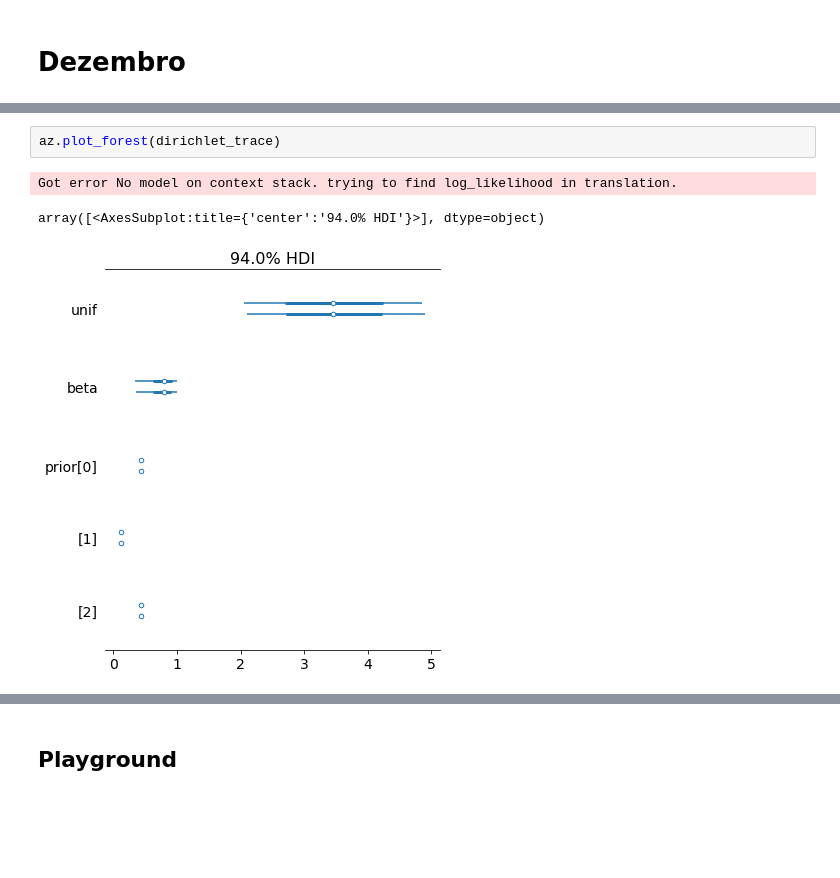
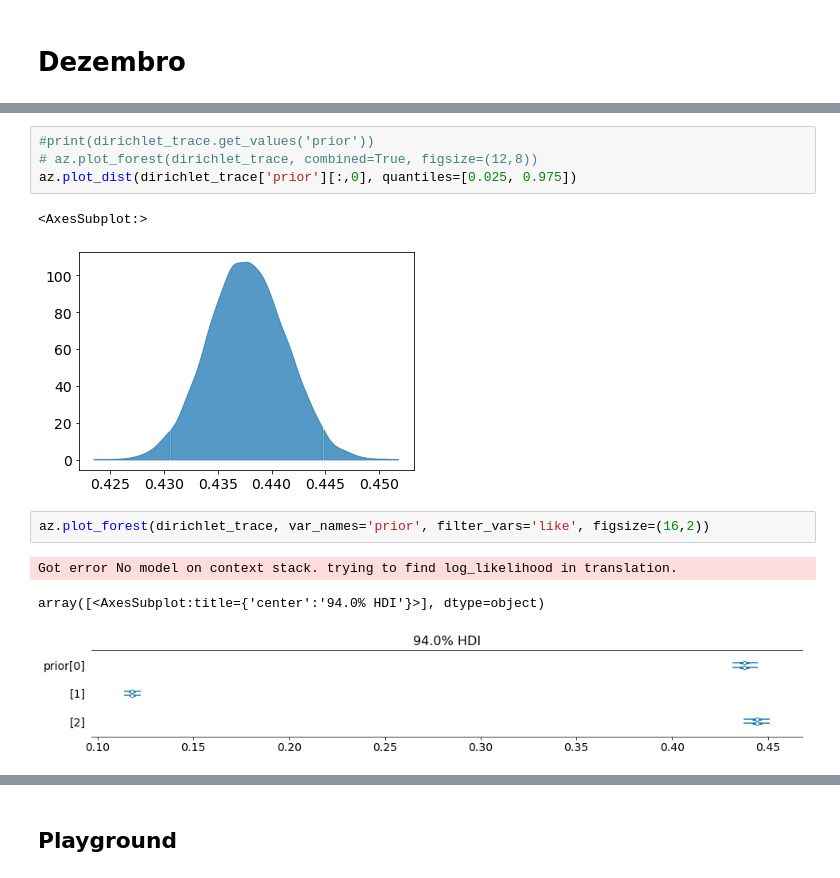
Before and after one commit to xboard/fastpages-blog, a Jupyter notebook: _notebooks/2022-01-07-brazils-2022-presidential-elections-polls-analysis-part1.ipynb, the cells around one changed output, grey strips where cells are left out. Drawn from its saved outputs; the diff is of its cells as text; blank space fills up the shorter version.

```diff
--- a/_notebooks/2022-01-07-brazils-2022-presidential-elections-polls-analysis-part1.ipynb
+++ b/_notebooks/2022-01-07-brazils-2022-presidential-elections-polls-analysis-part1.ipynb
@@ -290,6 +290,13 @@ Sampling 2 chains for 1_000 tune and 5_000 draw iterations (2_000 + 10_000 draws
+# %%
+#print(dirichlet_trace.get_values('prior'))
+# az.plot_forest(dirichlet_trace, combined=True, figsize=(12,8))
+az.plot_dist(dirichlet_trace['prior'][:,0], quantiles=[0.025, 0.975])
+# %% [output]
+<AxesSubplot:>
+[figure, added]
 # %%
-az.plot_forest(dirichlet_trace)
+az.plot_forest(dirichlet_trace, var_names='prior', filter_vars='like', figsize=(16,2))
 # %% [output]
 Got error No model on context stack. trying to find log_likelihood in translation.
 array([<AxesSubplot:title={'center':'94.0% HDI'}>], dtype=object)
-[figure, old version]
+[figure, new version]
```
Also changed, not shown: parts of 10 cells of this notebook.
